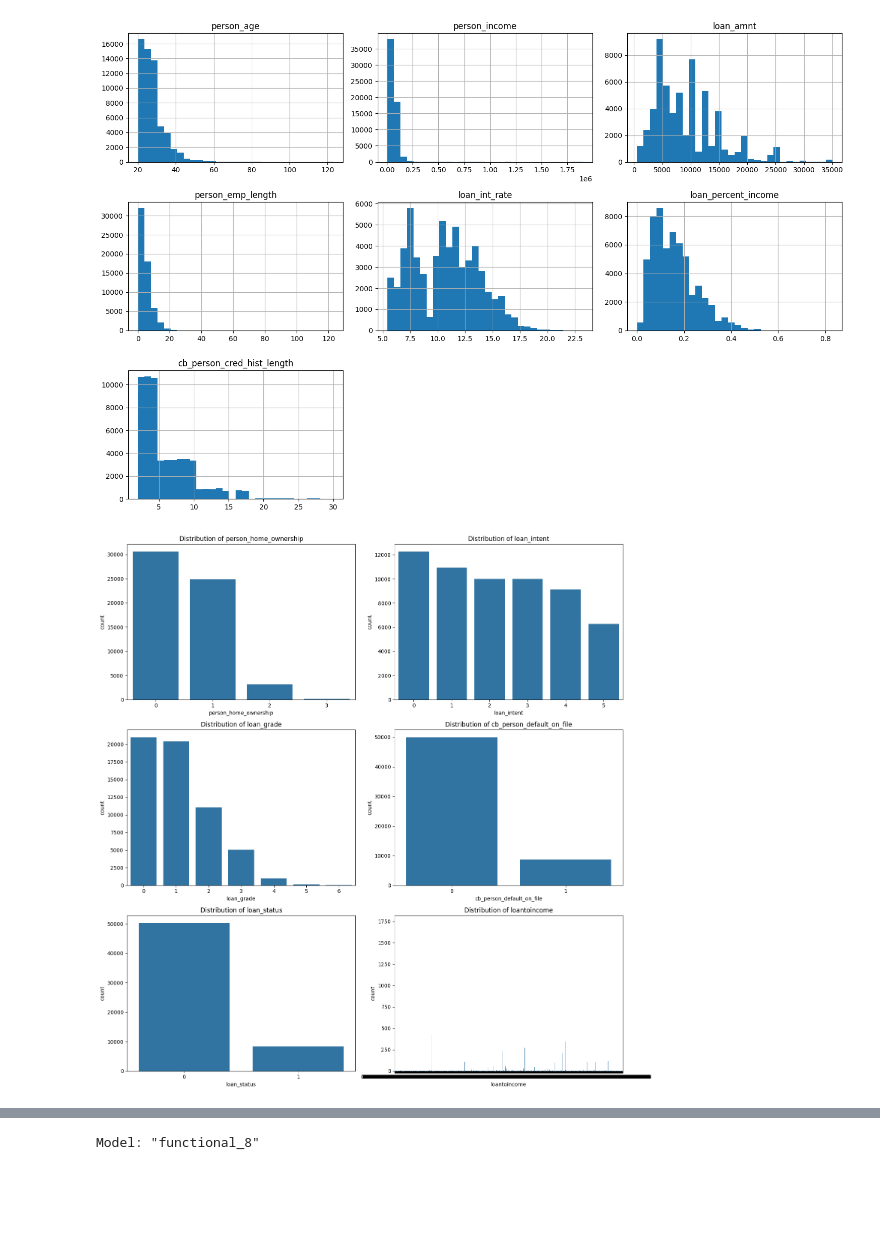
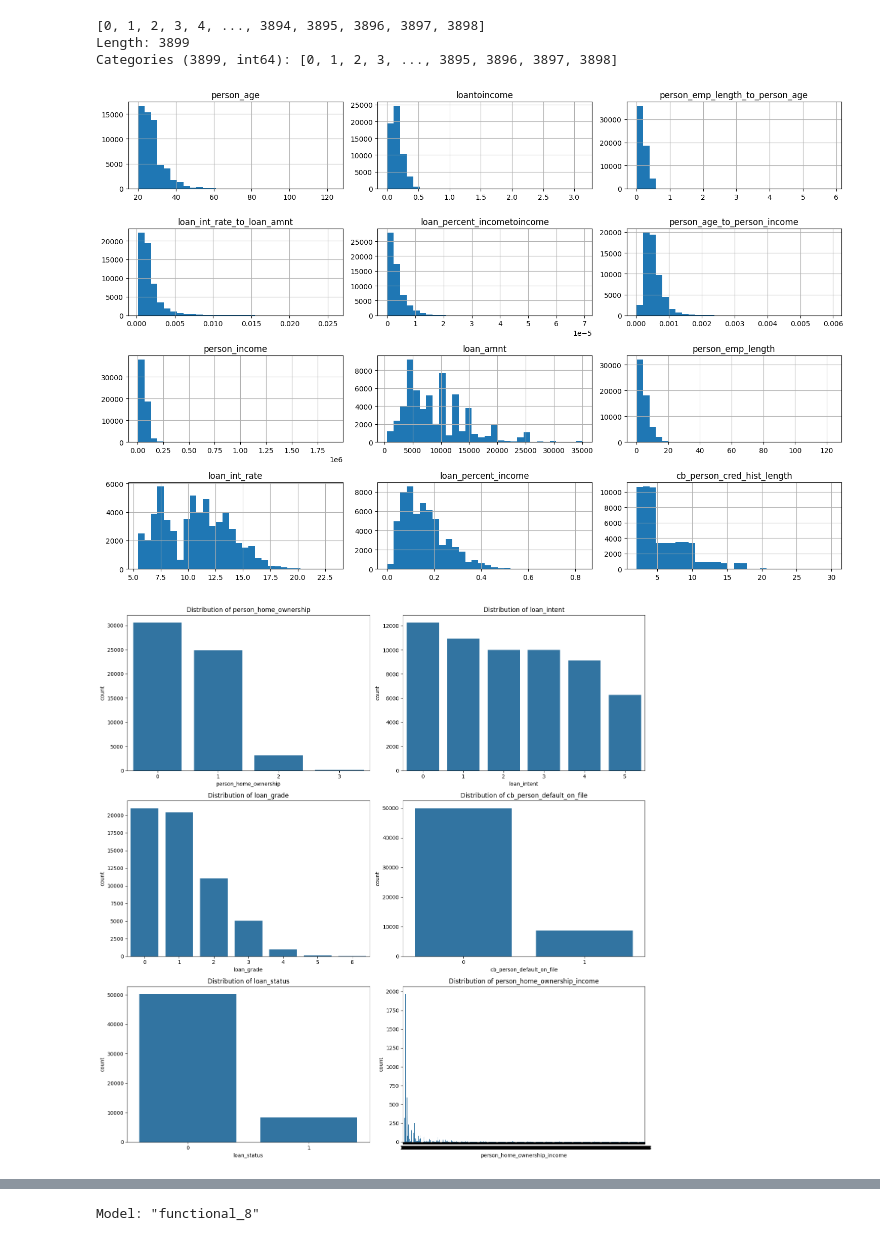
Before and after one commit to Dxuian/ml, a Jupyter notebook: resume/a.ipynb, the cells around one changed output, grey strips where cells are left out. Saved outputs shown, nothing was run; the diff lists cells and outputs as text; code cells hidden in the pictures; blank space fills up the shorter version.

```diff
--- a/resume/a.ipynb
+++ b/resume/a.ipynb
@@ -83,54 +107,69 @@ print(train.head())
 # %%
 # feature engineering
-train["loantoincome"] = ((train["loan_amnt"] / train["person_income"])).astype(str).astype('category')
-train["loan_percent_incometoincome"] = ((train["loan_percent_income"] / train["person_income"])).astype(str).astype('category')
-train['person_age_to_person_income'] = (train['person_age'] / train['person_income']).astype(str).astype('category')
-train['person_emp_length_to_person_age'] = (train['person_emp_length'] / train['person_age']).astype(str).astype('category')
-train['loan_int_rate_to_loan_amnt'] = (train['loan_int_rate'] / train['loan_amnt']).astype(str).astype('category')
+train["loantoincome"] = ((train["loan_amnt"] / train["person_income"])).astype('Float64')
+train["loan_percent_incometoincome"] = ((train["loan_percent_income"] / train["person_income"])).astype('Float64')
+train['person_age_to_person_income'] = (train['person_age'] / train['person_income']).astype(str).astype('Float64')
+train['person_emp_length_to_person_age'] = (train['person_emp_length'] / train['person_age']).astype('Float64')
+train['loan_int_rate_to_loan_amnt'] = (train['loan_int_rate'] / train['loan_amnt']).astype('Float64')
 
+# Remove the original columns
+# train.drop(columns=['person_home_ownership', 'loan_intent', 'loan_grade', 'cb_person_default_on_file'], inplace=True)
+
+# Add the transformed columns
 train['person_home_ownership'] = train['person_home_ownership'].replace({'RENT': 0, 'MORTGAGE': 1, 'OWN': 2, 'OTHER': 3}).astype('category')
 train['loan_intent'] = train['loan_intent'].replace({'EDUCATION': 0, 'MEDICAL': 1, 'PERSONAL': 2, 'VENTURE': 3, 'DEBTCONSOLIDATION': 4, 'HOMEIMPROVEMENT': 5}).astype('category')
 train['loan_grade'] = train['loan_grade'].replace({'A': 0, 'B': 1, 'C': 2, 'D': 3, 'E': 4, 'F': 5, 'G': 6}).astype('category')
 train['cb_person_default_on_file'] = train['cb_person_default_on_file'].replace({'N': 0, 'Y': 1}).astype('category')
+train["person_home_ownership_income"] = pd.Series(pd.factorize((train["person_home_ownership"].astype(str) + train["person_income"].astype(str)).to_numpy())[0]).astype('category')
 # train['person_emp_length'] = train['person_emp_length'].astype(str).astype('category')
 # train['loan_int_rate'] = (train['loan_int_rate'] * 100).astype(str).astype('category')
 # train['loan_percent_income'] = (train['loan_percent_income'] * 100).astype(str).astype('category')
 
 # more feature engineering
-train["person_home_ownership_income"] = pd.Series(pd.factorize((train["person_home_ownership"].astype(str) + train["person_income"].astype(str)).to_numpy())[0]).astype('category')
+
+train['person_home_ownership_income'].unique()
+# %% [output]
+[0, 1, 2, 3, 4, ..., 3894, 3895, 3896, 3897, 3898]
+Length: 3899
+Categories (3899, int64): [0, 1, 2, 3, ..., 3895, 3896, 3897, 3898]
 # %%
-
+# train["loantoincome"] = ((train["loan_amnt"] / train["person_income"])).astype('Float64')
+# train["loan_percent_incometoincome"] = ((train["loan_percent_income"] / train["person_income"])).astype('Float64')
+# train['person_age_to_person_income'] = (train['person_age'] / train['person_income']).astype(str).astype('Float64')
+# train['person_emp_length_to_person_age'] = (train['person_emp_length'] / train['person_age']).astype('Float64')
+# train['loan_int_rate_to_loan_amnt'] = (train['loan_int_rate'] / train['loan_amnt']).astype('Float64')
+# train['person_home_ownership'] = train['person_home_ownership'].replace({'RENT': 0, 'MORTGAGE': 1, 'OWN': 2, 'OTHER': 3}).astype('category')
+# train['loan_intent'] = train['loan_intent'].replace({'EDUCATION': 0, 'MEDICAL': 1, 'PERSONAL': 2, 'VENTURE': 3, 'DEBTCONSOLIDATION': 4, 'HOMEIMPROVEMENT': 5}).astype('category')
+# train['loan_grade'] = train['loan_grade'].replace({'A': 0, 'B': 1, 'C': 2, 'D': 3, 'E': 4, 'F': 5, 'G': 6}).astype('category')
+# train['cb_person_default_on_file'] = train['cb_person_default_on_file'].replace({'N': 0, 'Y': 1}).astype('category')
 
 # Plot histograms for numerical columns
-numerical_columns = ['person_age', 'person_income', 'loan_amnt',"person_emp_length" ,'loan_int_rate', 'loan_percent_income', 'cb_person_cred_hist_length']
+numerical_columns = ['person_age','loantoincome','person_emp_length_to_person_age',
+                     'loan_int_rate_to_loan_amnt','loan_percent_incometoincome',
+                     'person_age_to_person_income','person_income', 'loan_amnt',"person_emp_length" ,
+                     'loan_int_rate', 'loan_percent_income', 'cb_person_cred_hist_length']
 train[numerical_columns].hist(bins=30, figsize=(15, 10))
 plt.tight_layout()
 plt.show()
 
 # Plot count plots for categorical columns
-categorical_columns = ['person_home_ownership', 'loan_intent', 'loan_grade', 'cb_person_default_on_file', 'loan_status']
-categorical_features = [
-    "loantoincome",
-    "loan_percent_incometoincome",
-    "person_age_to_person_income",
-    "person_emp_length_to_person_age",
-    "loan_int_rate_to_loan_amnt",
-    # "person_emp_length",
-    # "loan_int_rate",
-    # "loan_percent_income",
+categorical_columns = ['person_home_ownership', 'loan_intent', 'loan_grade', 'cb_person_default_on_file', 'loan_status',
     "person_home_ownership_income"
 ]
-for col in categorical_features:
-    categorical_columns.append(col)
+
+numerical_features = numerical_columns
+categorical_features = categorical_columns
 fig, axes = plt.subplots(3, 2, figsize=(15, 15))  # Adjusted to 3x2 grid
 for ax, col in zip(axes.flatten(), categorical_columns):
     sns.countplot(data=train, x=col, ax=ax)
     ax.set_title(f'Distribution of {col}')
 plt.tight_layout()
 plt.show()
 
 features = numerical_columns + categorical_columns
+categorical_columns.remove('loan_status')
+features.remove('loan_status')
 # Define the preprocessing for numerical and categorical features
 # %% [output]
-[figure, old version]
+[figure, new version]
-[figure, old version]
+[figure, new version]
```
Also changed, not shown: parts of 9 cells of this notebook, 1 other file.
